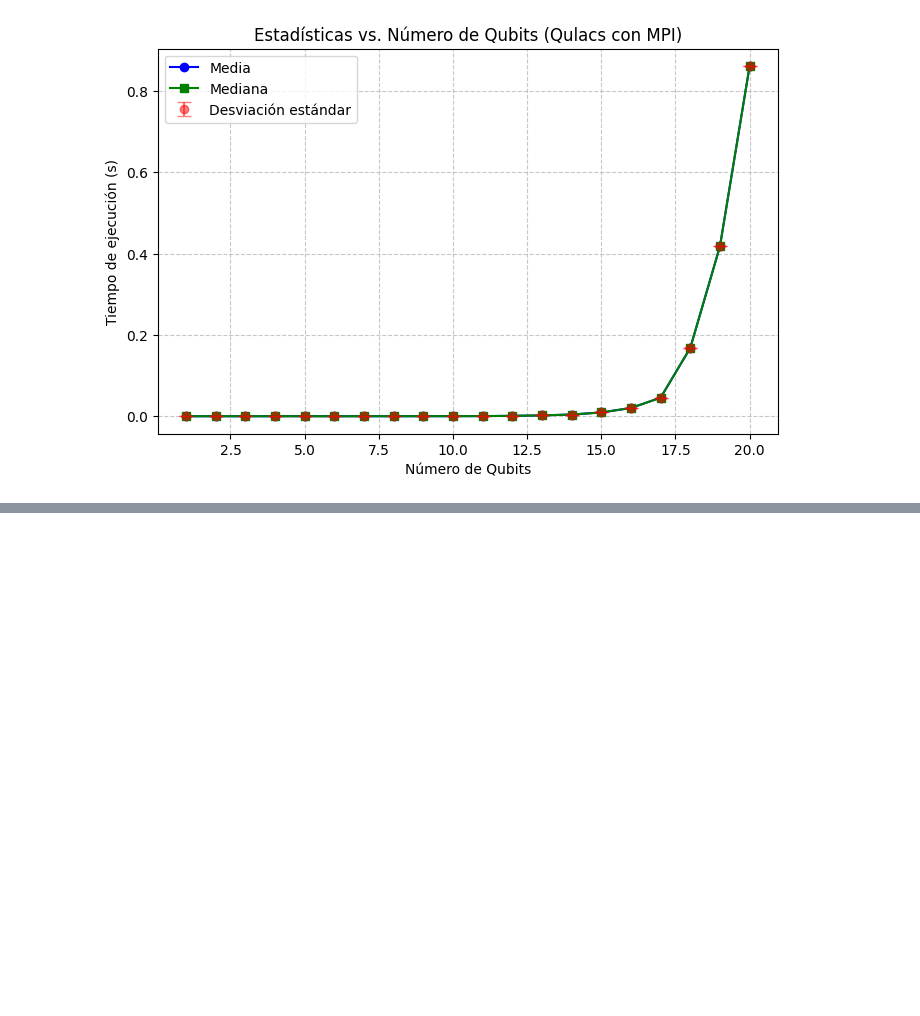
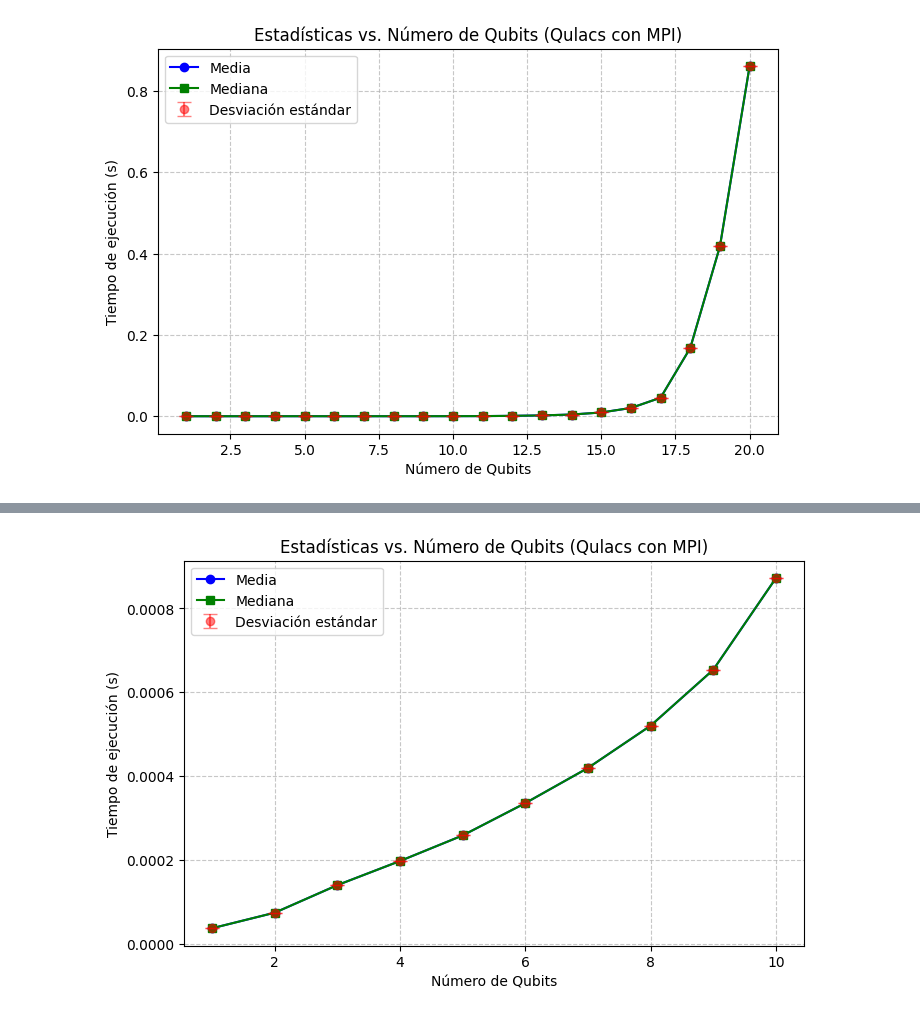
Before and after one commit to RaquelAlfonso/Practica-1-HPC, a Jupyter notebook: hpc_qlacs.ipynb, the cells around one changed output, grey strips where cells are left out. Drawn from its saved outputs; the diff is of its cells as text; code cells hidden in the pictures; blank space fills up the shorter version.

```diff
--- a/hpc_qlacs.ipynb
+++ b/hpc_qlacs.ipynb
@@ -303,0 +337,27 @@ Desviaciones estándar: [np.float64(0.0), np.float64(0.0), np.float64(0.0), np.f
+# %%
+import matplotlib.pyplot as plt
+
+
+qubits_list = list(range(1, 10+1))
+
+time_statevector_mean = [3.6829710006713866e-05, 7.395148277282715e-05, 0.00013977885246276855, 0.0001973092555999756, 0.0002582967281341553, 0.0003354012966156006, 0.00041928887367248535, 0.0005201280117034912, 0.0006534755229949951, 0.0008720695972442627]
+
+time_statevector_median = [3.6829710006713866e-05, 7.395148277282715e-05, 0.00013977885246276855, 0.0001973092555999756, 0.0002582967281341553, 0.0003354012966156006, 0.00041928887367248535, 0.0005201280117034912, 0.0006534755229949951, 0.0008720695972442627]
+
+time_statevector_std =  [4.18509671362699e-13, 3.715427965289564e-12, 2.0250467969162855e-13, 2.248867758680717e-12, 3.361790845701762e-11, 5.468976382871915e-11, 8.966338782556705e-12, 2.078337502098293e-12, 1.0238210279567284e-11, 1.6396839441767952e-10]
+
+plt.figure(figsize=(8, 5))
+plt.plot(qubits_list, time_statevector_mean, 'o-', label='Media', color='blue')
+plt.plot(qubits_list, time_statevector_median, 's-', label='Mediana', color='green')
+plt.errorbar(qubits_list, time_statevector_mean, yerr=time_statevector_std,
+           fmt='o', capsize=5, label='Desviación estándar', color='red', alpha=0.5)
+
+plt.xlabel('Número de Qubits')
+plt.ylabel('Tiempo de ejecución (s)')
+plt.title('Estadísticas vs. Número de Qubits (Qulacs con MPI)')
+plt.legend()
+plt.grid(True, linestyle='--', alpha=0.7)
+plt.savefig('quantum_autoencoder_performance.png')
+plt.show()
+# %% [output]
+[figure, added]
```
Also changed, not shown: parts of 35 cells of this notebook.
